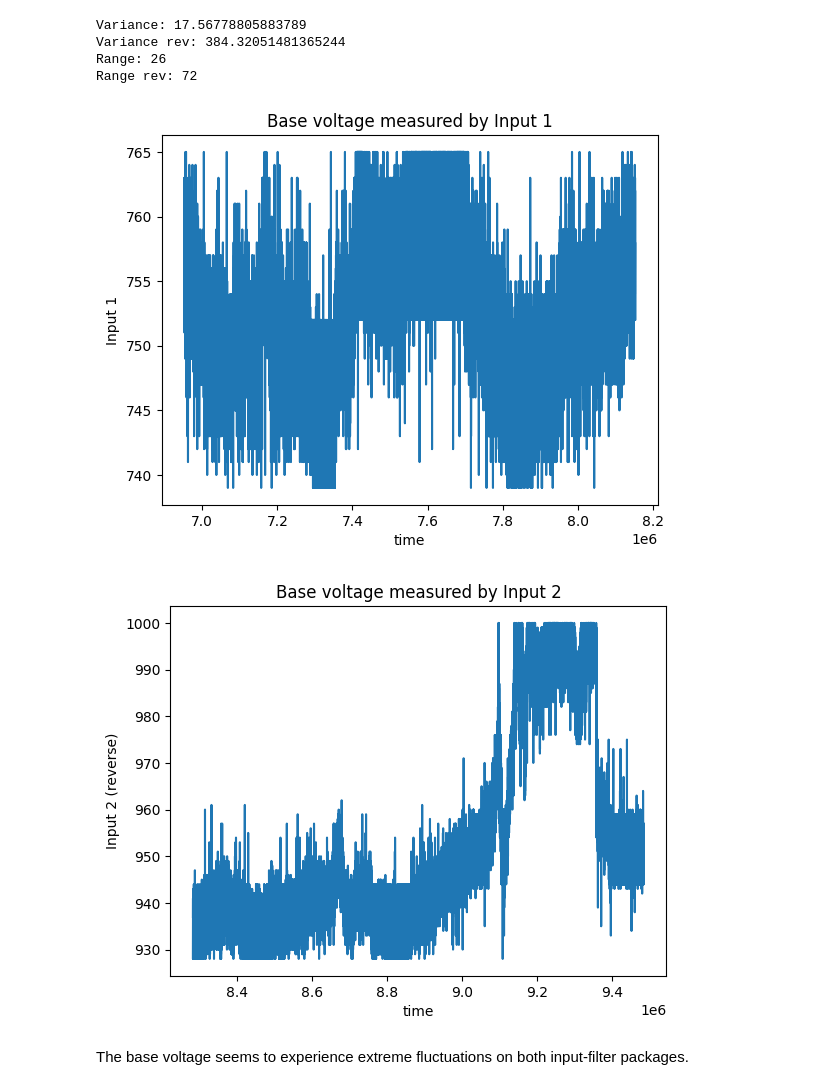
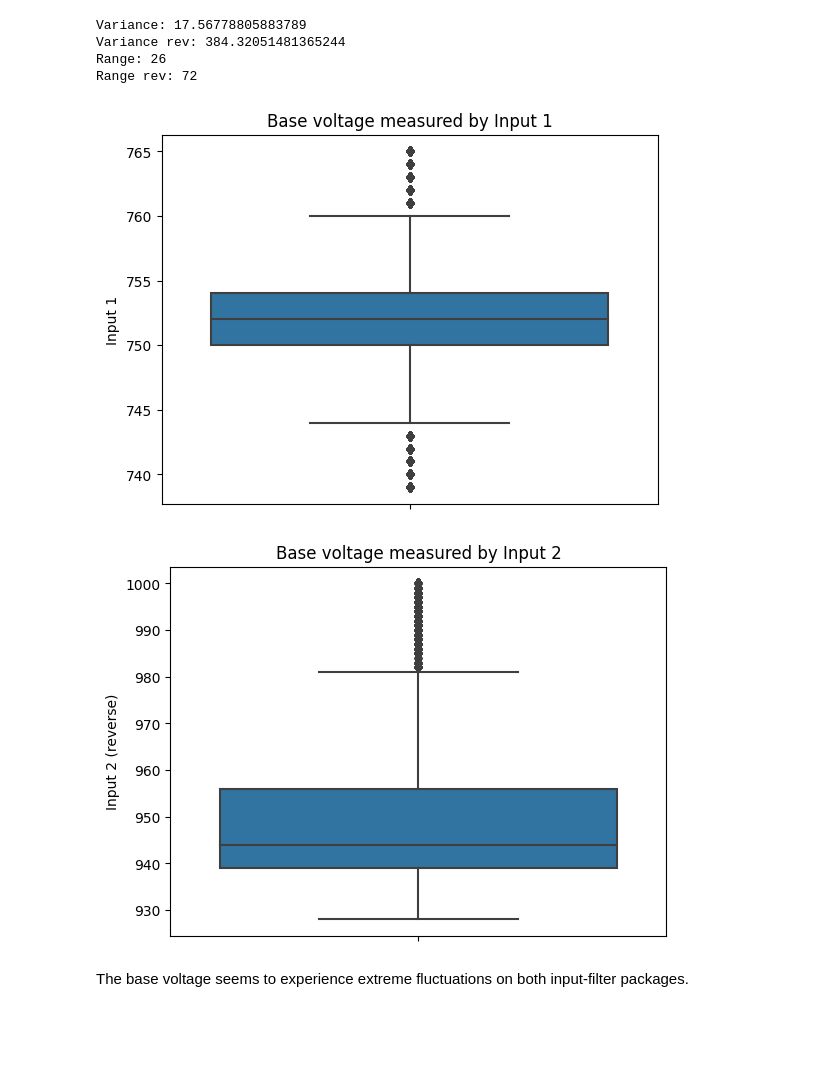
Before and after one commit to nosknut/statistics-project-h2022, a Jupyter notebook: analysis/analysis.ipynb, the cells around one changed output. Cells and saved outputs as stored; diff of their text form; code cells hidden in the pictures; blank space fills up the shorter version.

Commit message:
Changes systematic error plot from line to box

```diff
--- a/analysis/analysis.ipynb
+++ b/analysis/analysis.ipynb
@@ -405,17 +405,17 @@ Range: 26
 Range rev: 72
 # %%
 plt.title("Base voltage measured by Input 1")
-sns.lineplot(x="time", y="value", data=transistor_data)
+sns.boxplot(y="value", data=transistor_data)
 plt.ylabel("Input 1")
 plt.show()
 
 plt.title("Base voltage measured by Input 2")
-sns.lineplot(x="time", y="value2", data=transistor_reverse_data)
+sns.boxplot(y="value2", data=transistor_reverse_data)
 plt.ylabel("Input 2 (reverse)")
 plt.show()
 # %% [output]
-[figure, old version]
+[figure, new version]
-[figure, old version]
+[figure, new version]
 # %% [markdown]
 The base voltage seems to experience extreme fluctuations on both input-filter packages.
 # %% [markdown]
```
Also changed, not shown: parts of 2 cells of this notebook.
